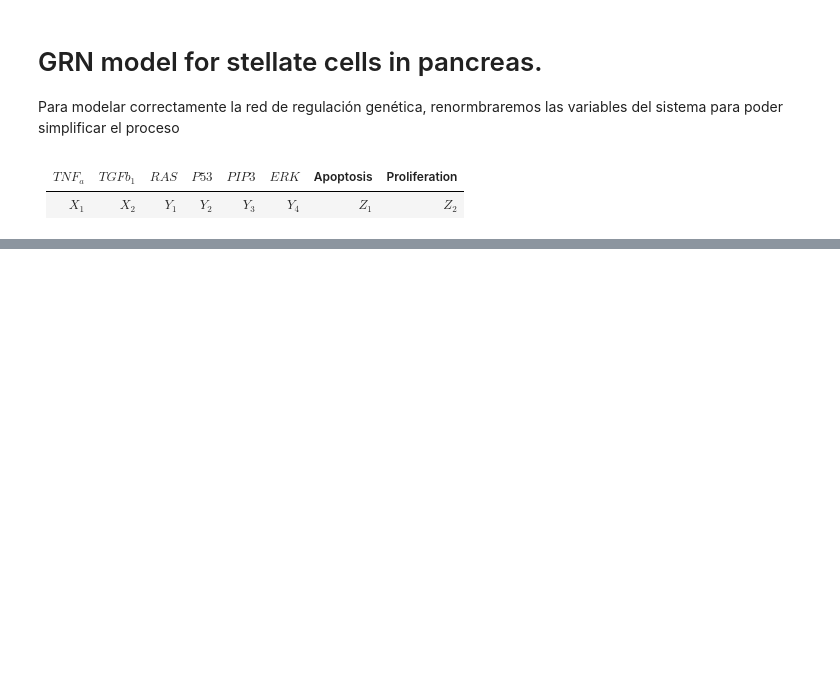
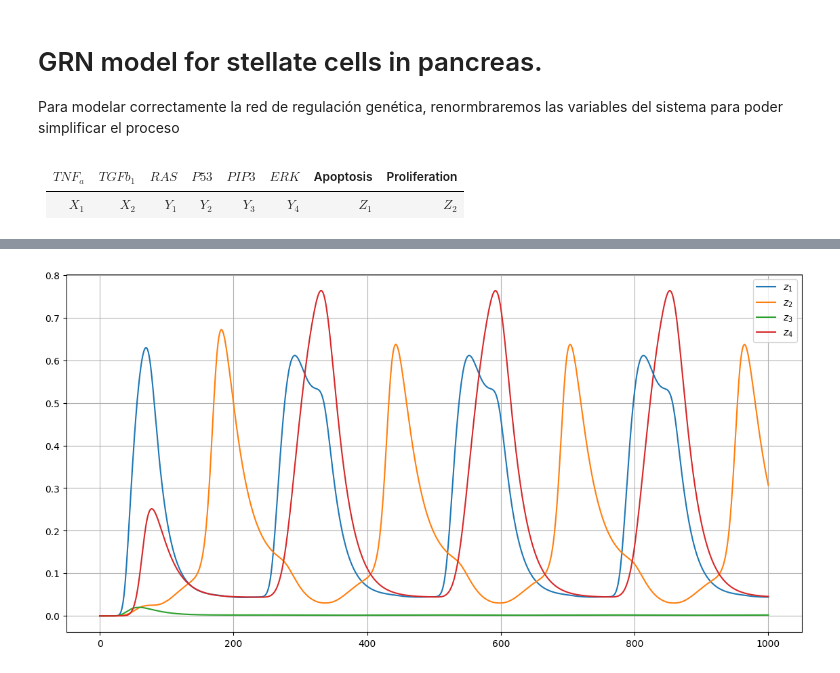
Before and after one commit to joshbrx/biomath_model, a Jupyter notebook: Stellate_N_cancer_cells.ipynb, the cells around one changed output, grey strips where cells are left out. Cells and saved outputs as stored; diff of their text form; code cells hidden in the pictures; blank space fills up the shorter version.

```diff
--- a/Stellate_N_cancer_cells.ipynb
+++ b/Stellate_N_cancer_cells.ipynb
@@ -115,0 +101,9 @@ plt.legend(); plt.grid(); plt.show()
+# %%
+plt.figure(figsize=(14,7), dpi=100)
+for i in range(4):
+    plt.plot(Pip[:,i+20]*A[i], label=labels[i+8])
+# for i in range(len(Pip[0])-8):             plt.plot(Pip[:,i+8], label=labels[i+3])
+# plt.plot(X1)
+plt.legend(); plt.grid(); plt.show()
+# %% [output]
+[figure, added]
```
Also changed, not shown: parts of 7 cells of this notebook.
